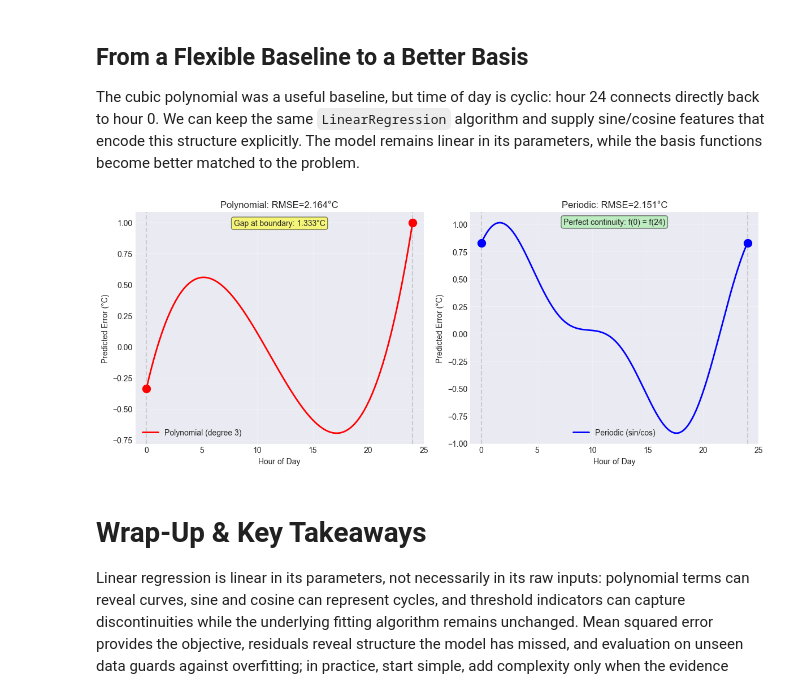
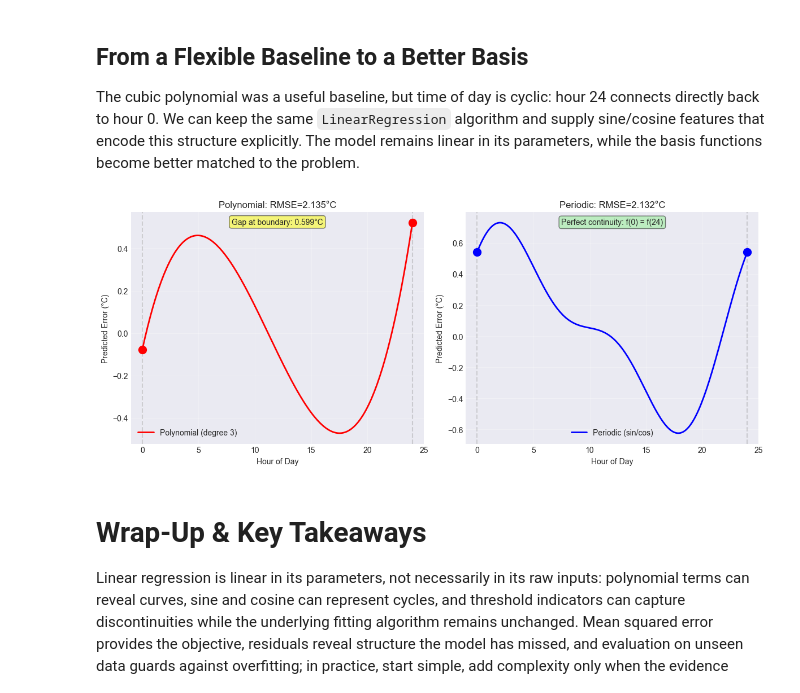
Before and after one commit to jinming99/learn-ml-by-building, a Jupyter notebook: Lecture 3 Linear Regression/03-Linear-Regression.ipynb, the cells around one changed output. Drawn from its saved outputs; the diff is of its cells as text; code cells hidden in the pictures.

```diff
--- a/Lecture 3 Linear Regression/03-Linear-Regression.ipynb
+++ b/Lecture 3 Linear Regression/03-Linear-Regression.ipynb
@@ -1089,7 +1090,7 @@ if 'soil_temperature' not in locals():
     ).to_numpy()
 
 # Sample for visualization
-sample_idx = np.random.choice(len(forecast_error), 5000, replace=False)
+sample_idx = np.random.default_rng(42).choice(len(forecast_error), 5000, replace=False)
 soil_temp_sample = soil_temperature[sample_idx]
 error_sample = forecast_error[sample_idx]
 
@@ -1165,15 +1166,15 @@ time_periodic = np.column_stack([
 ])
 
 # Split and train
-X_train_poly, X_test_poly, y_train, y_test = train_test_split(time_poly, error_sample, test_size=0.2, random_state=42)
+X_train_poly, X_test_poly, y_train_time, y_test_time = train_test_split(time_poly, error_sample, test_size=0.2, random_state=42)
 X_train_periodic, X_test_periodic, _, _ = train_test_split(time_periodic, error_sample, test_size=0.2, random_state=42)
 
-model_poly_time = LinearRegression().fit(X_train_poly, y_train)
-model_periodic = LinearRegression().fit(X_train_periodic, y_train)
+model_poly_time = LinearRegression().fit(X_train_poly, y_train_time)
+model_periodic = LinearRegression().fit(X_train_periodic, y_train_time)
 
 # Evaluate
-rmse_poly_time = np.sqrt(metrics.mean_squared_error(y_test, model_poly_time.predict(X_test_poly)))
-rmse_periodic = np.sqrt(metrics.mean_squared_error(y_test, model_periodic.predict(X_test_periodic)))
+rmse_poly_time = np.sqrt(metrics.mean_squared_error(y_test_time, model_poly_time.predict(X_test_poly)))
+rmse_periodic = np.sqrt(metrics.mean_squared_error(y_test_time, model_periodic.predict(X_test_periodic)))
 
 # Visualize predictions
 fig, axes = plt.subplots(1, 2, figsize=(12, 5))
@@ -1198,34 +1199,34 @@ axes[0].set_xlabel('Hour of Day')
 axes[0].set_ylabel('Predicted Error (°C)')
 axes[0].set_title(f'Polynomial: RMSE={rmse_poly_time:.3f}°C')
 axes[0].set_xlim([-1, 25])
 axes[0].axvline(0, color='gray', linestyle='--', alpha=0.3)
 axes[0].axvline(24, color='gray', linestyle='--', alpha=0.3)
 axes[0].legend()
 axes[0].grid(True, alpha=0.3)
 # Fix the scalar extraction
 axes[0].text(12, axes[0].get_ylim()[1]*0.9,
             f'Gap at boundary: {abs(float(pred_poly[0]) - float(pred_poly[-1])):.3f}°C',
             ha='center', bbox=dict(boxstyle='round', facecolor='yellow', alpha=0.5))
 
 # Periodic approach
 axes[1].plot(t_smooth, pred_periodic, 'b-', linewidth=2, label='Periodic (sin/cos)')
 axes[1].scatter([0, 24], [pred_periodic[0], pred_periodic[-1]], s=100, c='blue', zorder=5)
 axes[1].set_xlabel('Hour of Day')
 axes[1].set_ylabel('Predicted Error (°C)')
 axes[1].set_title(f'Periodic: RMSE={rmse_periodic:.3f}°C')
 axes[1].set_xlim([-1, 25])
 axes[1].axvline(0, color='gray', linestyle='--', alpha=0.3)
 axes[1].axvline(24, color='gray', linestyle='--', alpha=0.3)
 axes[1].legend()
 axes[1].grid(True, alpha=0.3)
 axes[1].text(12, axes[1].get_ylim()[1]*0.9,
             f'Perfect continuity: f(0) = f(24)',
             ha='center', bbox=dict(boxstyle='round', facecolor='lightgreen', alpha=0.5))
 
 plt.tight_layout()
 plt.show()
 # %% [output]
-[figure, old version]
+[figure, new version]
 # %% [markdown]
 # Wrap-Up & Key Takeaways
 
```
Also changed, not shown: parts of 10 cells of this notebook, 1 other file.
